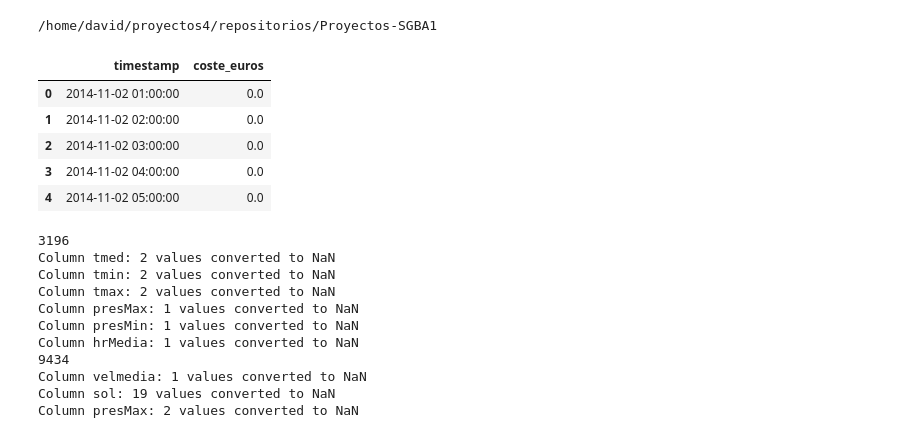
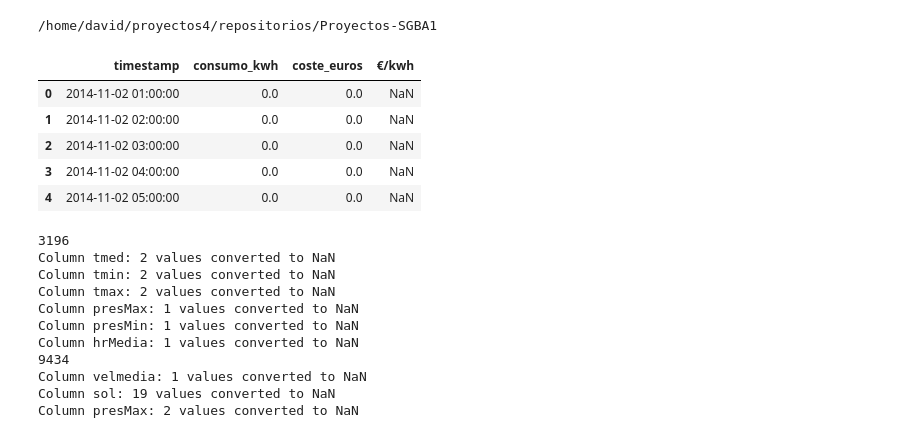
Before and after one commit to jortrux/Proyectos-SGBA1, a Jupyter notebook: Pruebas/Modelos/test_prediccion_precio_peninsula.ipynb, the cells around one changed output. Cells and saved outputs as stored; diff of their text form; code cells hidden in the pictures.

Commit message:
Add data consumption tracking and enhance climate data processing

```diff
--- a/Pruebas/Modelos/test_prediccion_precio_peninsula.ipynb
+++ b/Pruebas/Modelos/test_prediccion_precio_peninsula.ipynb
@@ -22,15 +22,15 @@ Directorio de trabajo actual: /home/david/proyectos4/repositorios/Proyectos-SGBA
 # %% [output]
 /home/david/proyectos4/repositorios/Proyectos-SGBA1
 # %%
-df_precios = pd.read_csv('data/processed/datos_precio/precio_electrico_timestamp_media.csv')
+df_precios = pd.read_csv('data/processed/datos_precio/precio_consumo_electrico_timestamp_media.csv')
 df_precios.head()
 # %% [output]
-|  | timestamp | coste_euros |
-| 0 | 2014-11-02 01:00:00 | 0.0 |
-| 1 | 2014-11-02 02:00:00 | 0.0 |
-| 2 | 2014-11-02 03:00:00 | 0.0 |
-| 3 | 2014-11-02 04:00:00 | 0.0 |
-| 4 | 2014-11-02 05:00:00 | 0.0 |
+|  | timestamp | consumo_kwh | coste_euros | €/kwh |
+| 0 | 2014-11-02 01:00:00 | 0.0 | 0.0 | NaN |
+| 1 | 2014-11-02 02:00:00 | 0.0 | 0.0 | NaN |
+| 2 | 2014-11-02 03:00:00 | 0.0 | 0.0 | NaN |
+| 3 | 2014-11-02 04:00:00 | 0.0 | 0.0 | NaN |
+| 4 | 2014-11-02 05:00:00 | 0.0 | 0.0 | NaN |
 # %%
 df_climas = pd.DataFrame()
 
```
Also changed, not shown: 5 other files.
